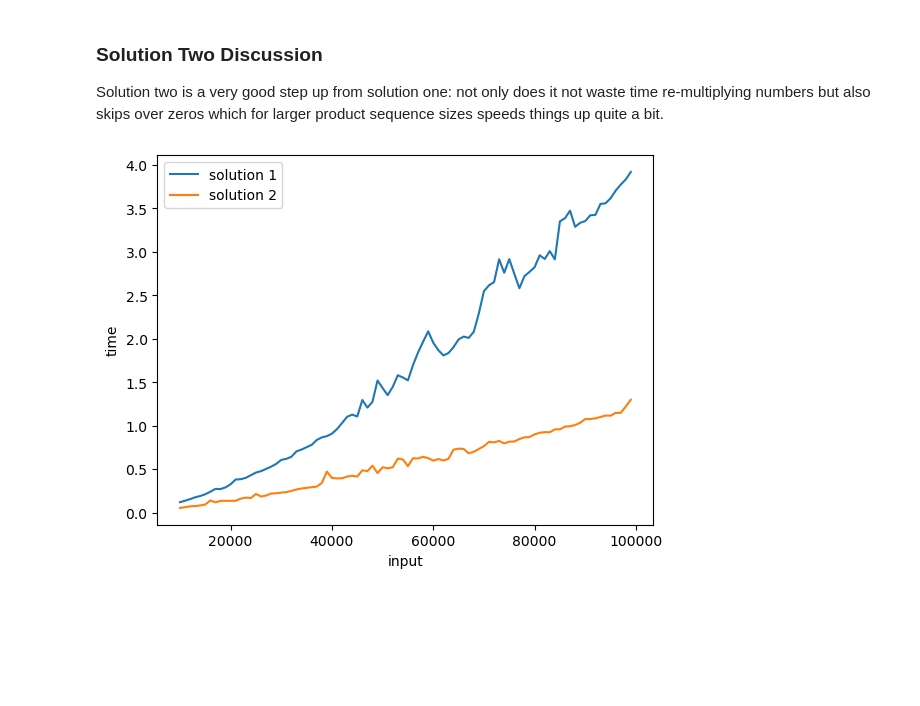
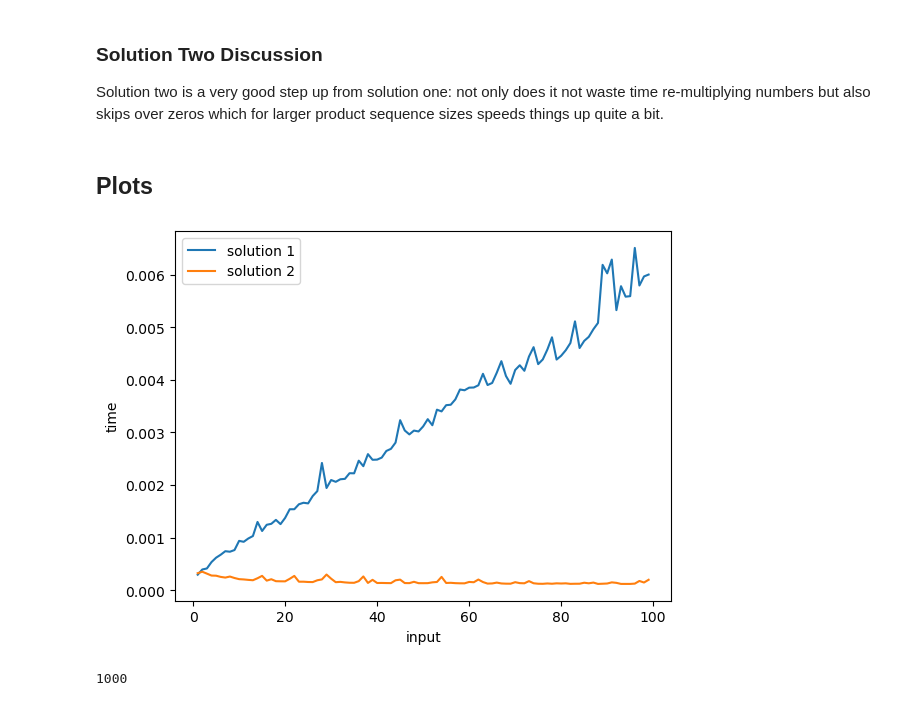
Before and after one commit to OtavioPiza/project-euler, a Jupyter notebook: Problem 8 - Largest Problem in a Series.ipynb, the cells around one changed output. Drawn from its saved outputs; the diff is of its cells as text; code cells hidden in the pictures; blank space fills up the shorter version.

Commit message:
added first plot

```diff
--- a/Problem 8 - Largest Problem in a Series.ipynb
+++ b/Problem 8 - Largest Problem in a Series.ipynb
@@ -150,10 +150,16 @@ that took: 0.00029888639983255416s
 # %% [markdown]
 ### Solution Two Discussion
 Solution two is a very good step up from solution one: not only does it not waste time re-multiplying numbers but also skips over zeros which for larger product sequence sizes speeds things up quite a bit.
+# %% [markdown]
+## Plots
 # %%
 from utils.plotting import plot_range
 
-params = tuple((i, ) for i in range(10000, 100000, 1000))
+params = tuple((i, SERIES) for i in range(1, 100))
 plot_range(params, (solution_one, solution_two))
 # %% [output]
-[figure, old version]
+[figure, new version]
+# %%
+len(SERIES)
+# %% [output]
+1000
```
Also changed, not shown: parts of 1 cell of this notebook.
